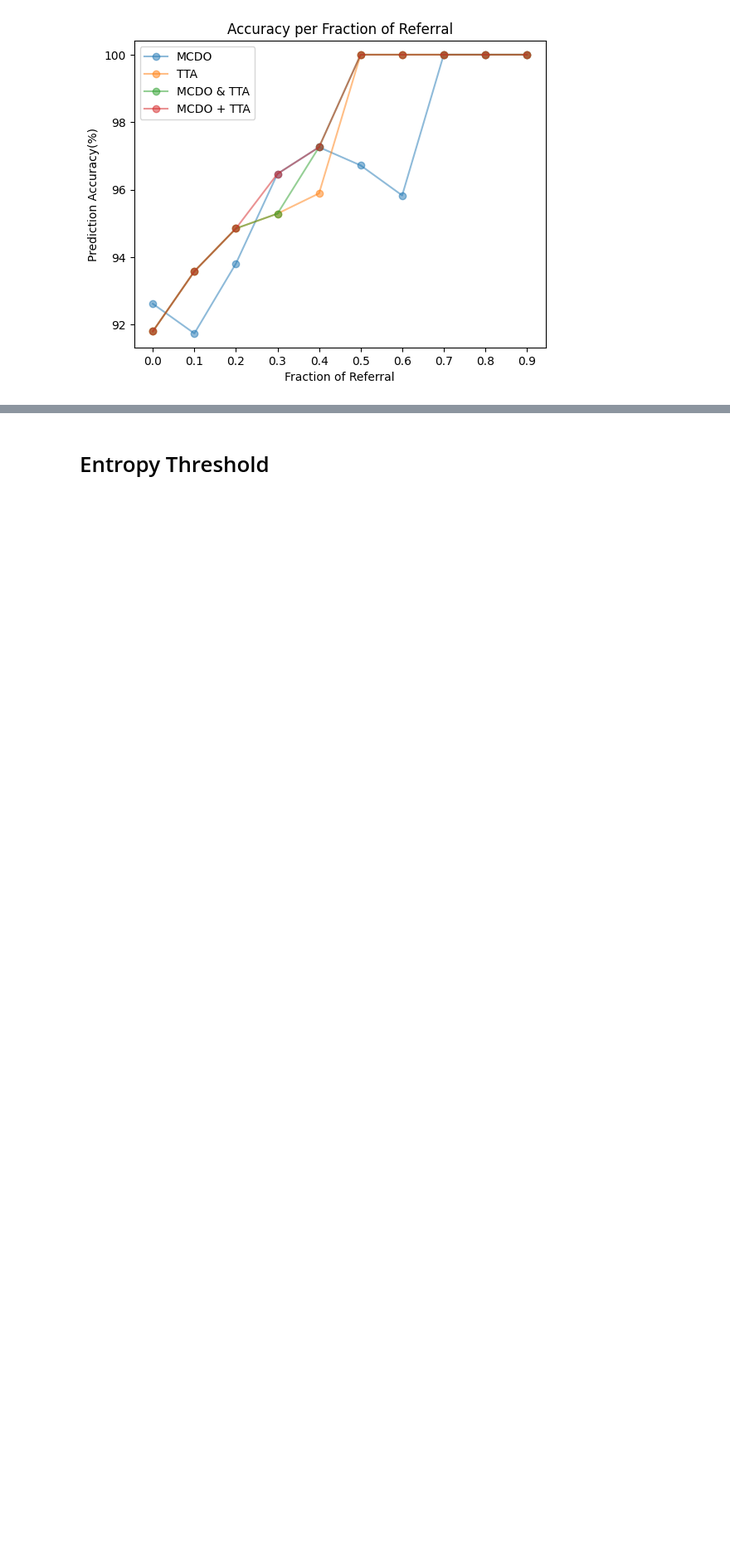
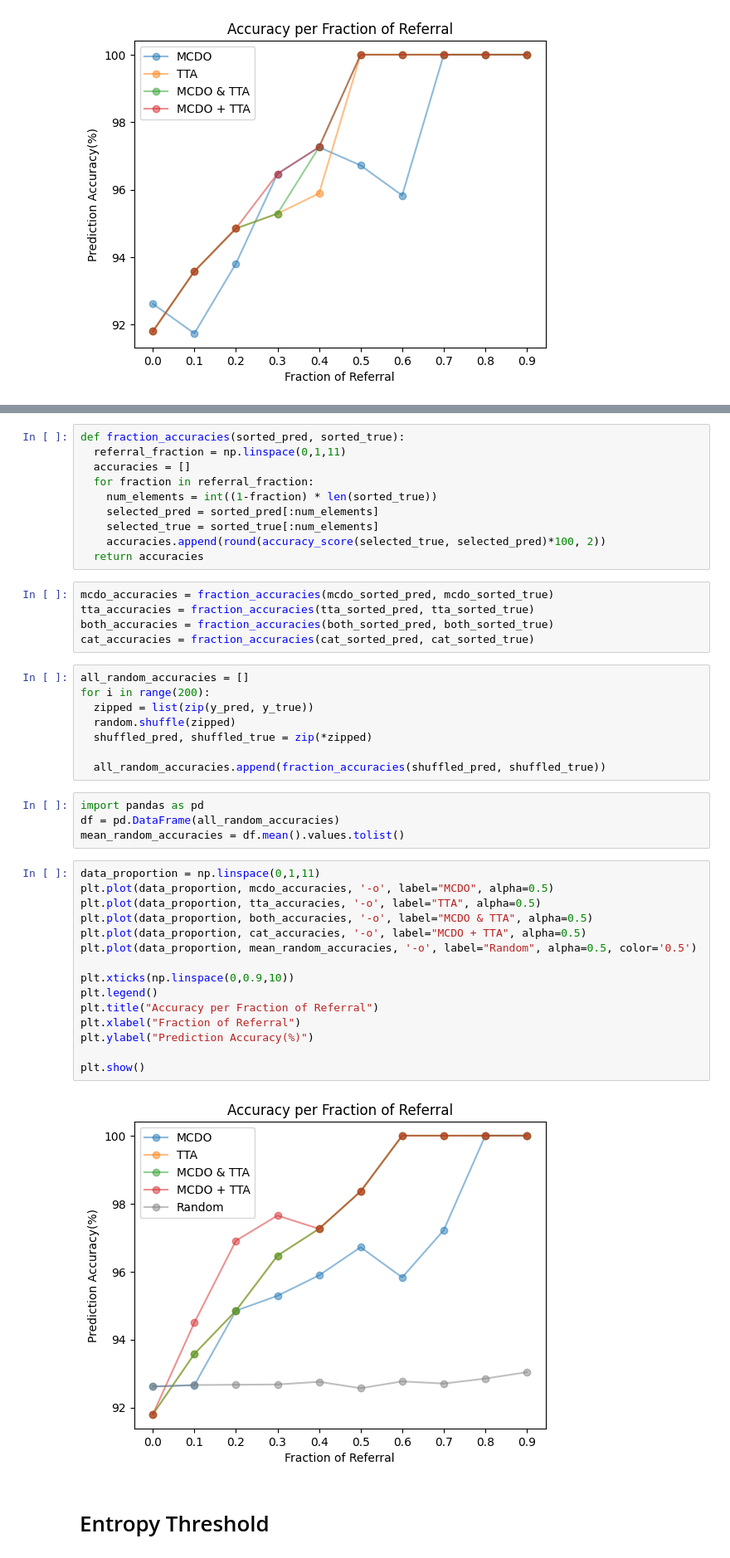
Before and after one commit to SaraDadjouy/GBCRet, a Jupyter notebook: Uncertainty Estimation.ipynb, the cells around one changed output, grey strips where cells are left out. Shown at 83% size. Drawn from its saved outputs; the diff is of its cells as text; blank space fills up the shorter version.

```diff
--- a/Uncertainty Estimation.ipynb
+++ b/Uncertainty Estimation.ipynb
@@ -1931,2 +2011,46 @@ plt.show()
+# %%
+def fraction_accuracies(sorted_pred, sorted_true):
+  referral_fraction = np.linspace(0,1,11)
+  accuracies = []
+  for fraction in referral_fraction:
+    num_elements = int((1-fraction) * len(sorted_true))
+    selected_pred = sorted_pred[:num_elements]
+    selected_true = sorted_true[:num_elements]
+    accuracies.append(round(accuracy_score(selected_true, selected_pred)*100, 2))
+  return accuracies
+# %%
+mcdo_accuracies = fraction_accuracies(mcdo_sorted_pred, mcdo_sorted_true)
+tta_accuracies = fraction_accuracies(tta_sorted_pred, tta_sorted_true)
+both_accuracies = fraction_accuracies(both_sorted_pred, both_sorted_true)
+cat_accuracies = fraction_accuracies(cat_sorted_pred, cat_sorted_true)
+# %%
+all_random_accuracies = []
+for i in range(200):
+  zipped = list(zip(y_pred, y_true))
+  random.shuffle(zipped)
+  shuffled_pred, shuffled_true = zip(*zipped)
+
+  all_random_accuracies.append(fraction_accuracies(shuffled_pred, shuffled_true))
+# %%
+import pandas as pd
+df = pd.DataFrame(all_random_accuracies)
+mean_random_accuracies = df.mean().values.tolist()
+# %%
+data_proportion = np.linspace(0,1,11)
+plt.plot(data_proportion, mcdo_accuracies, '-o', label="MCDO", alpha=0.5)
+plt.plot(data_proportion, tta_accuracies, '-o', label="TTA", alpha=0.5)
+plt.plot(data_proportion, both_accuracies, '-o', label="MCDO & TTA", alpha=0.5)
+plt.plot(data_proportion, cat_accuracies, '-o', label="MCDO + TTA", alpha=0.5)
+plt.plot(data_proportion, mean_random_accuracies, '-o', label="Random", alpha=0.5, color='0.5')
+
+plt.xticks(np.linspace(0,0.9,10))
+plt.legend()
+plt.title("Accuracy per Fraction of Referral")
+plt.xlabel("Fraction of Referral")
+plt.ylabel("Prediction Accuracy(%)")
+
+plt.show()
+# %% [output]
+[figure, added]
 # %% [markdown]
 # Entropy Threshold
```
Also changed, not shown: parts of 21 cells of this notebook.
